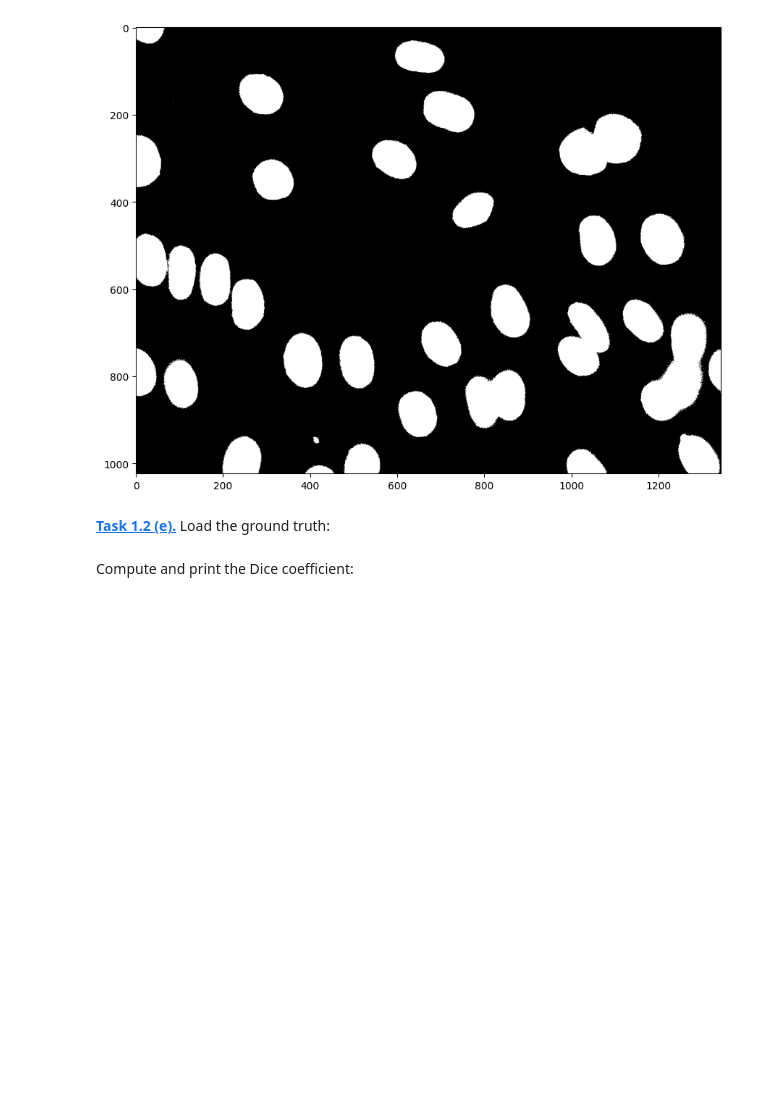
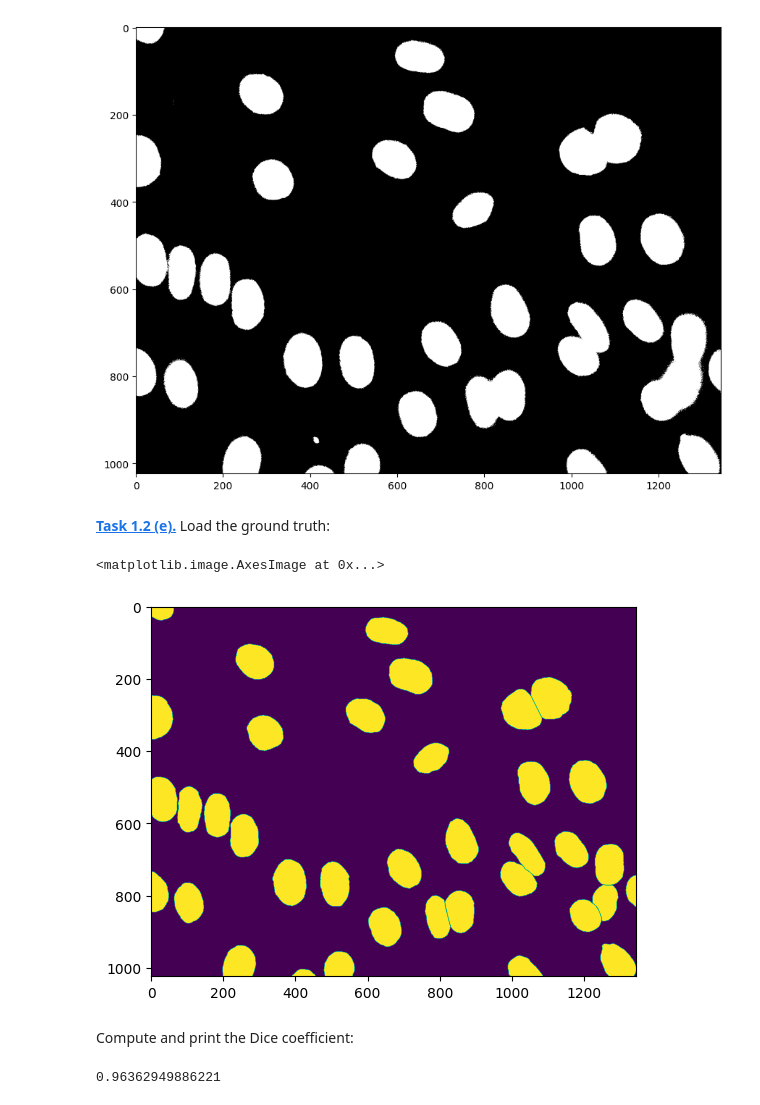
Before and after one commit to PhilippScheulen/philipp-does-fun-hacker-stuff, a Jupyter notebook: segm_threshold.ipynb, the cells around one changed output. Saved outputs shown, nothing was run; the diff lists cells and outputs as text; code cells hidden in the pictures; blank space fills up the shorter version.

```diff
--- a/segm_threshold.ipynb
+++ b/segm_threshold.ipynb
@@ -29,5 +29,16 @@ plt.imshow(binary_image, cmap="grey")
 [figure]
 # %% [markdown]
 **[Task 1.2 (e).]()** Load the ground truth:
+# %%
+truth = plt.imread("data/NIH3T3/gt/0.png")
+plt.imshow(truth)
+# %% [output]
+<matplotlib.image.AxesImage at 0x...>
+[figure, added]
 # %% [markdown]
 Compute and print the Dice coefficient:
+# %%
+Dicer = 2*np.sum(binary_image * truth)/(binary_image.sum() + truth.sum())
+print (Dicer)
+# %% [output]
+0.96362949886221
```
